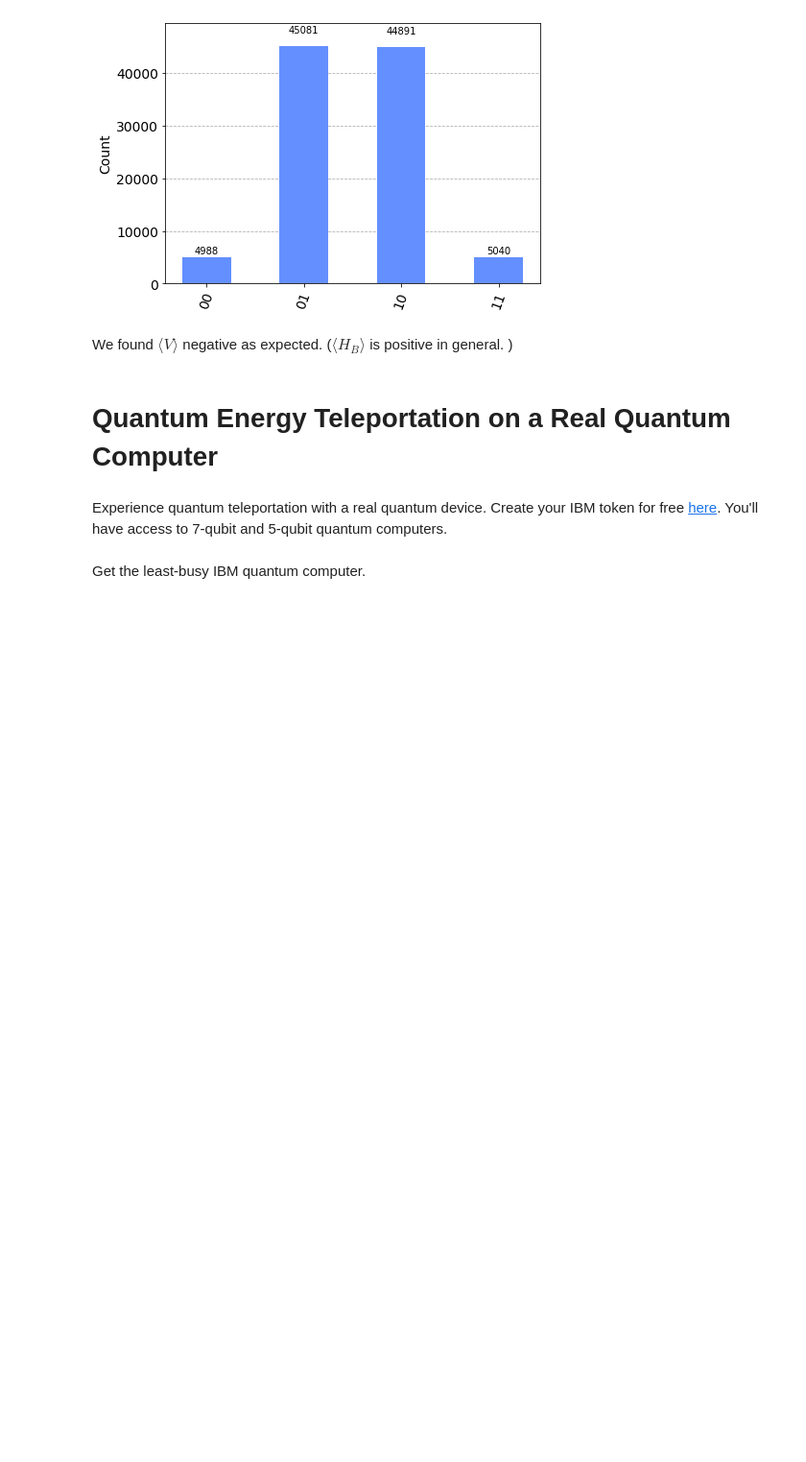
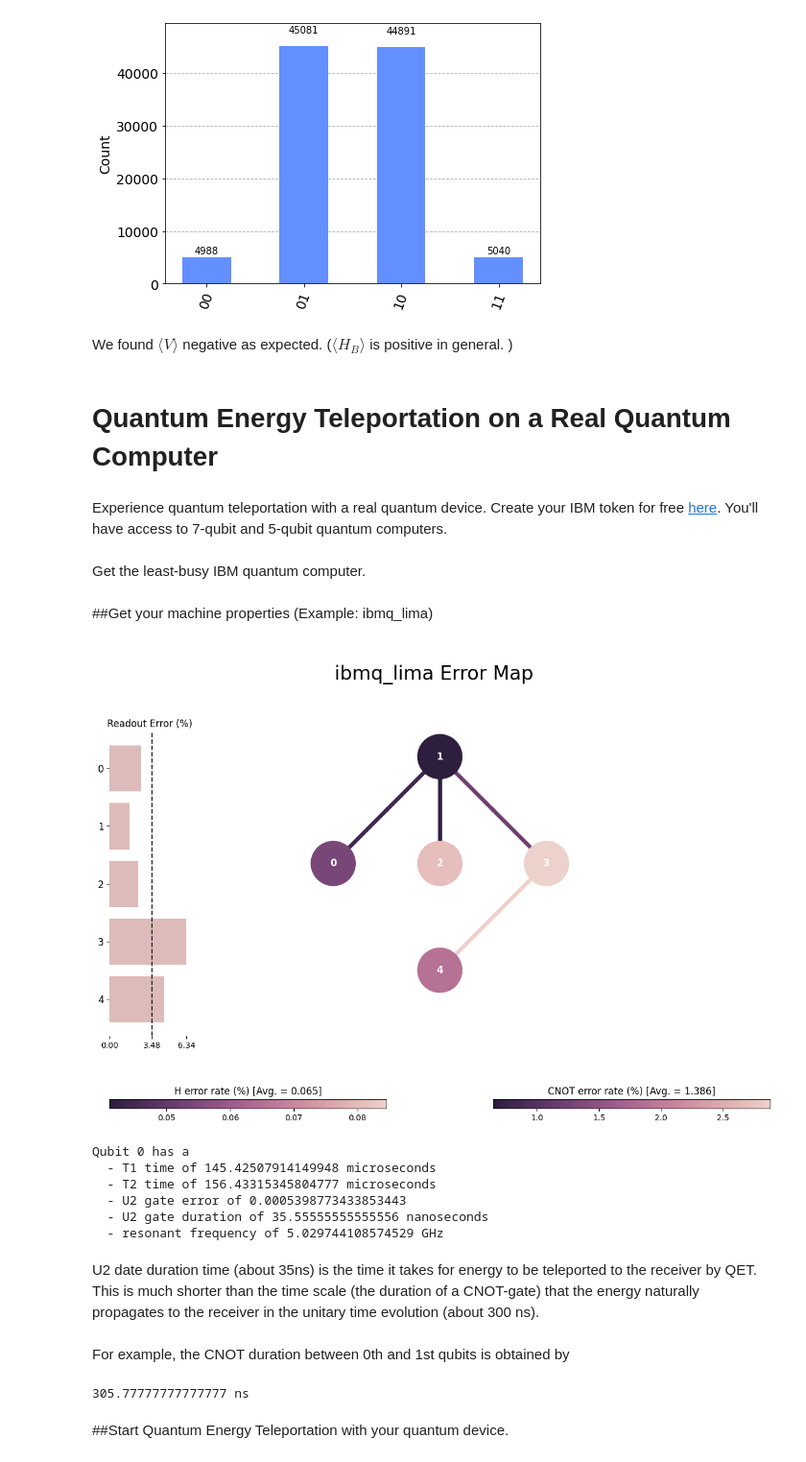
Before and after one commit to IKEDAKAZUKI/Quantum-Energy-Teleportation, a Jupyter notebook: Quantum_Energy_Teleportation.ipynb, the cells around one changed output. Shown: that part at 96% size. Drawn from its saved outputs; the diff is of its cells as text; code cells hidden in the pictures; blank space fills up the shorter version.

```diff
--- a/Quantum_Energy_Teleportation.ipynb
+++ b/Quantum_Energy_Teleportation.ipynb
@@ -341,6 +323,58 @@ print("Status", backend.status())
 print("Limit",backend.job_limit())
 print("Remaining Jobs",backend.remaining_jobs_count())
 print("Number of Active Jobs",backend.active_jobs())
+# %% [markdown]
+##Get your machine properties (Example: ibmq_lima)
+# %%
+from qiskit.visualization import plot_error_map
+A=plot_error_map(backend)
+A.tight_layout()
+A.savefig(f'{backend}_error.png')
+A
+# %% [output]
+[figure, added]
+# %%
+props = backend.properties()
+
+def describe_qubit(qubit, properties):
+    """Print a string describing some of reported properties of the given qubit."""
+
+    # Conversion factors from standard SI units
+    us = 1e6
+    ns = 1e9
+    GHz = 1e-9
+
+    print("Qubit {0} has a \n"
+          "  - T1 time of {1} microseconds\n"
+          "  - T2 time of {2} microseconds\n"
+          "  - U2 gate error of {3}\n"
+          "  - U2 gate duration of {4} nanoseconds\n"
+          "  - resonant frequency of {5} GHz".format(
+              qubit,
+              properties.t1(qubit) * us,
+              properties.t2(qubit) * us,
+              properties.gate_error('sx', qubit),
+              properties.gate_length('sx', qubit) * ns,
+              properties.frequency(qubit) * GHz))
+
+describe_qubit(0, props)
+# %% [output]
+Qubit 0 has a
+  - T1 time of 145.42507914149948 microseconds
+  - T2 time of 156.43315345804777 microseconds
+  - U2 gate error of 0.0005398773433853443
+  - U2 gate duration of 35.55555555555556 nanoseconds
+  - resonant frequency of 5.029744108574529 GHz
+# %% [markdown]
+U2 date duration time (about 35ns) is the time it takes for energy to be teleported to the receiver by QET. This is much shorter than the time scale (the duration of a CNOT-gate) that the energy naturally propagates to the receiver in the unitary time evolution (about 300 ns).
+# %% [markdown]
+For example, the CNOT duration between 0th and 1st qubits is obtained by
+# %%
+print(backend.properties().gate_length('cx',[0,1])*1e9,"ns")
+# %% [output]
+305.77777777777777 ns
+# %% [markdown]
+##Start Quantum Energy Teleportation with your quantum device.
 # %%
 n_shots=2000
 qc_total = transpile(qc, backend)
```
Also changed, not shown: parts of 7 cells of this notebook.
